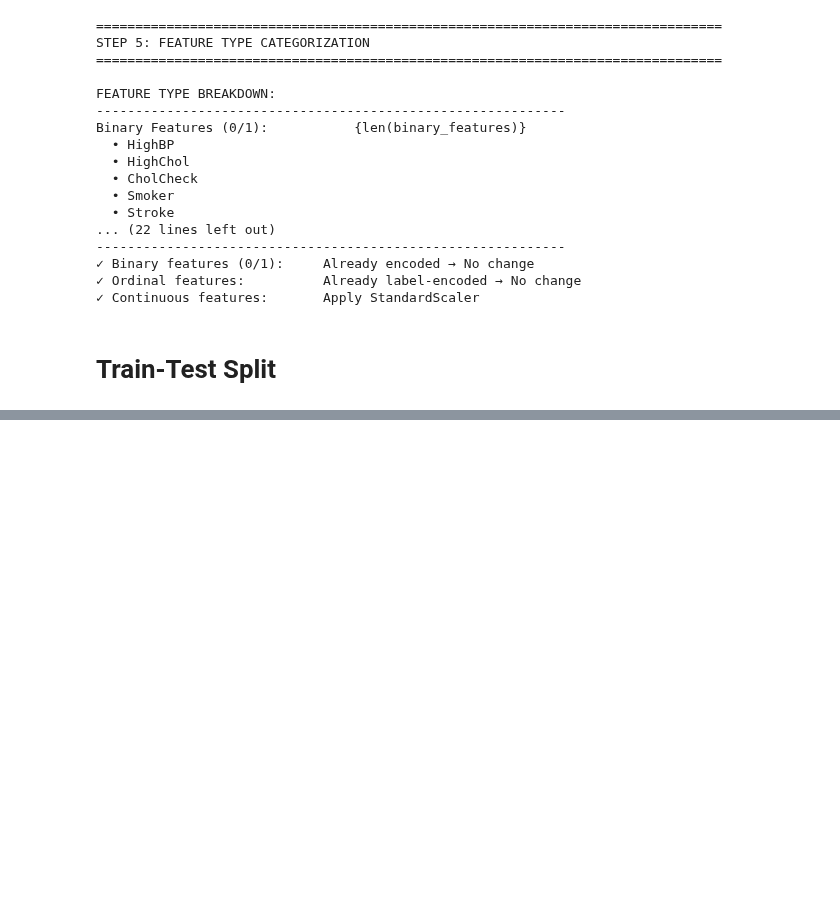
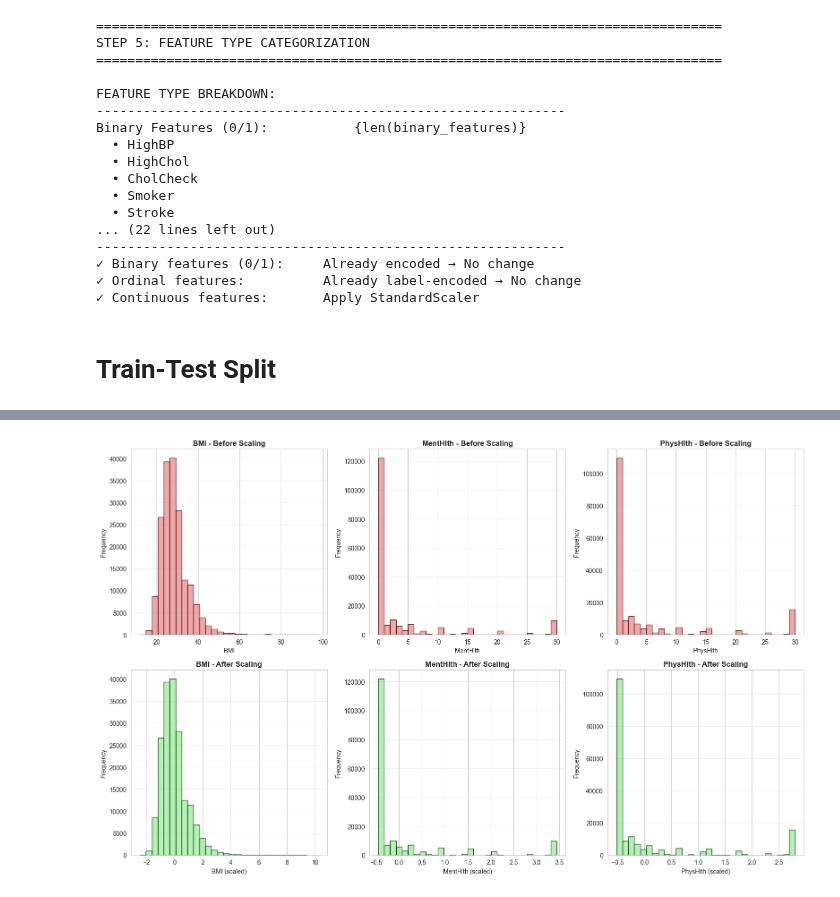
Before and after one commit to eyyuboeztuerk-arch/diabetes-multiclass-project, a Jupyter notebook: notebooks/02_preprocessing.ipynb, the cells around one changed output, grey strips where cells are left out. Drawn from its saved outputs; the diff is of its cells as text; code cells hidden in the pictures; blank space fills up the shorter version.

Commit message:
Implement code changes to enhance functionality and improve performance and add feature scaling in 02_preprocessing.ipynb

```diff
--- a/notebooks/02_preprocessing.ipynb
+++ b/notebooks/02_preprocessing.ipynb
@@ -313,0 +318,85 @@ Saved: ../outputs/figures/preprocessing/02_train_test_split.png
+# %%
+# =============================================================================
+# 7. FEATURE SCALING (CONTINUOUS FEATURES ONLY)
+# =============================================================================
+print("\n" + "="*80)
+print("STEP 7: FEATURE SCALING (CONTINUOUS FEATURES ONLY)")
+print("="*80)
+
+print("\nSCALING STRATEGY:")
+print("-" * 60)
+print("Following industry best practices:")
+print("  • Binary features (0/1) → No scaling needed")
+print("  • Ordinal features (already label-encoded) → No scaling needed")
+print("  • Continuous features (BMI, MentHlth, PhysHlth) → StandardScaler")
+
+print("\nBefore Scaling - Continuous Features Statistics:")
+print("-" * 60)
+print(features_train[continuous_features].describe().loc[['mean', 'std']].round(3))
+
+# Separate continuous and other features
+other_features = [col for col in features_train.columns if col not in continuous_features]
+
+scaler = StandardScaler()
+train_continuous_scaled = scaler.fit_transform(features_train[continuous_features])
+test_continuous_scaled = scaler.transform(features_test[continuous_features])
+
+# Convert to DataFrame
+train_continuous_scaled_df = pd.DataFrame(
+    train_continuous_scaled,
+    columns=continuous_features,
+    index=features_train.index
+)
+test_continuous_scaled_df = pd.DataFrame(
+    test_continuous_scaled,
+    columns=continuous_features,
+    index=features_test.index
+)
+
+# Concatenate scaled continuous features with other features
+features_train_scaled = pd.concat([
+    train_continuous_scaled_df,
+    features_train[other_features]
+], axis=1)
+
+features_test_scaled = pd.concat([
+    test_continuous_scaled_df,
+    features_test[other_features]
+], axis=1)
+
+# Reorder columns to match original order
+features_train_scaled = features_train_scaled[features_train.columns]
+features_test_scaled = features_test_scaled[features_test.columns]
+
+print("\nAfter Scaling - Continuous Features Statistics:")
+print("-" * 60)
+print(features_train_scaled[continuous_features].describe().loc[['mean', 'std']].round(3))
+
+print(f"\nScaled {len(continuous_features)} continuous features: {continuous_features}")
+print(f"Kept {len(binary_features) + len(ordinal_features)} binary/ordinal features unchanged")
+
+# Visualize scaling effect on continuous features
+fig, axes = plt.subplots(2, 3, figsize=(16, 10))
+
+for idx, feature in enumerate(continuous_features):
+    # Before scaling
+    axes[0, idx].hist(features_train[feature], bins=30, color='lightcoral',
+                      edgecolor='black', alpha=0.7)
+    axes[0, idx].set_title(f'{feature} - Before Scaling', fontsize=12, fontweight='bold')
+    axes[0, idx].set_xlabel(feature, fontsize=10)
+    axes[0, idx].set_ylabel('Frequency', fontsize=10)
+    axes[0, idx].grid(axis='y', alpha=0.3)
+
+    # After scaling
+    axes[1, idx].hist(features_train_scaled[feature], bins=30, color='lightgreen',
+                      edgecolor='black', alpha=0.7)
+    axes[1, idx].set_title(f'{feature} - After Scaling', fontsize=12, fontweight='bold')
+    axes[1, idx].set_xlabel(f'{feature} (scaled)', fontsize=10)
+    axes[1, idx].set_ylabel('Frequency', fontsize=10)
+    axes[1, idx].grid(axis='y', alpha=0.3)
+
+plt.tight_layout()
+plt.savefig(f"{output_dir}/03_feature_scaling.png", dpi=300, bbox_inches='tight')
+plt.show()
+print(f"\nSaved: {output_dir}/03_feature_scaling.png")
+# %% [output]
@@ -313,0 +420 @@ Saved: ../outputs/figures/preprocessing/02_train_test_split.png
+[figure, added]
```
Also changed, not shown: parts of 4 cells of this notebook.
